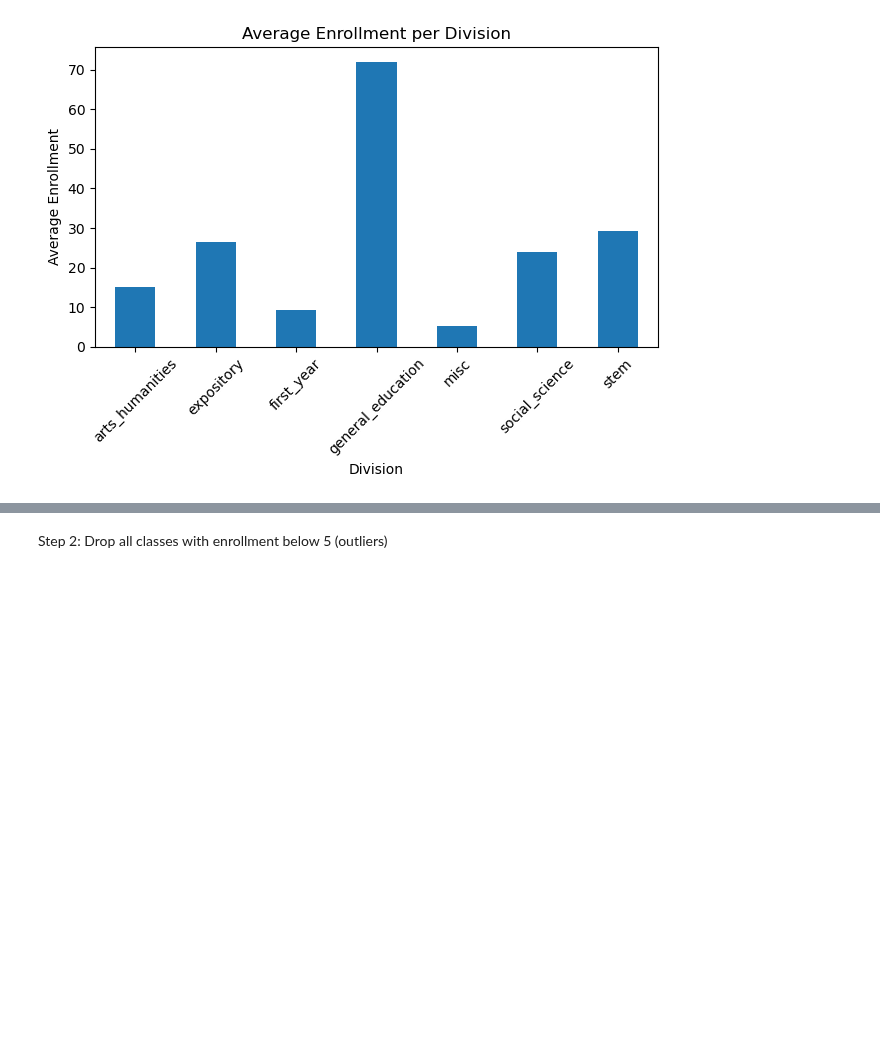
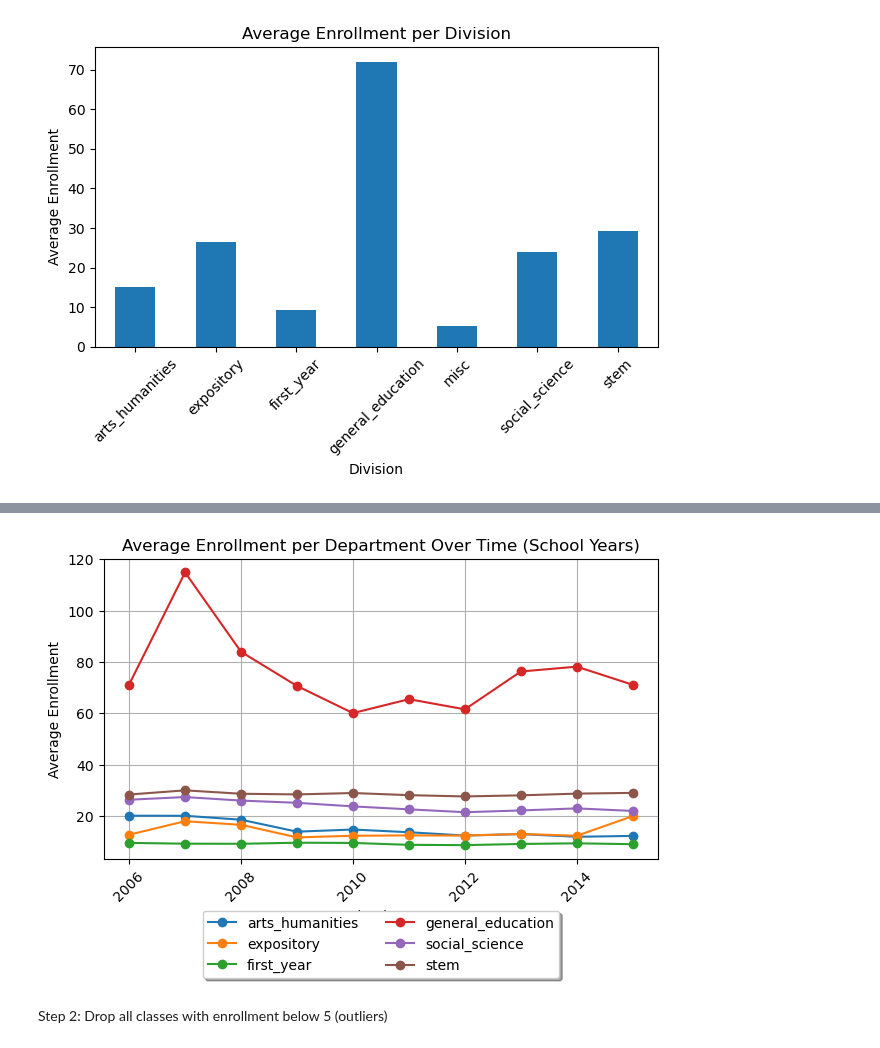
Before and after one commit to MattHAndrews/cs109a_final_project, a Jupyter notebook: Project.ipynb, the cells around one changed output, grey strips where cells are left out. Drawn from its saved outputs; the diff is of its cells as text; code cells hidden in the pictures; blank space fills up the shorter version.

```diff
--- a/Project.ipynb
+++ b/Project.ipynb
@@ -416,3 +408,22 @@ plt.show()
+# %%
+# Group by department and school_year and average enrollment
+grouped_df_filtered2 = filtered_df.groupby(['division', 'school_year'])['enrollment'].mean().reset_index()
+
+# Pivot the DataFrame for easier plotting
+pivot_df_filtered2 = grouped_df_filtered2.pivot(index='school_year', columns='division', values='enrollment')
+
+# Plotting
+pivot_df_filtered2.plot(kind='line', marker='o')
+plt.title('Average Enrollment per Department Over Time (School Years)')
+plt.xlabel('School Year')
+plt.ylabel('Average Enrollment')
+plt.xticks(rotation=45)
+plt.grid(True)
+plt.legend(loc='upper center', bbox_to_anchor=(0.5, -0.15), shadow=True, ncol=2)
+plt.tight_layout()
+plt.show()
+# %% [output]
+[figure, added]
 # %% [markdown]
 Step 2: Drop all classes with enrollment below 5 (outliers)
 # %%
```
Also changed, not shown: parts of 5 cells of this notebook.
